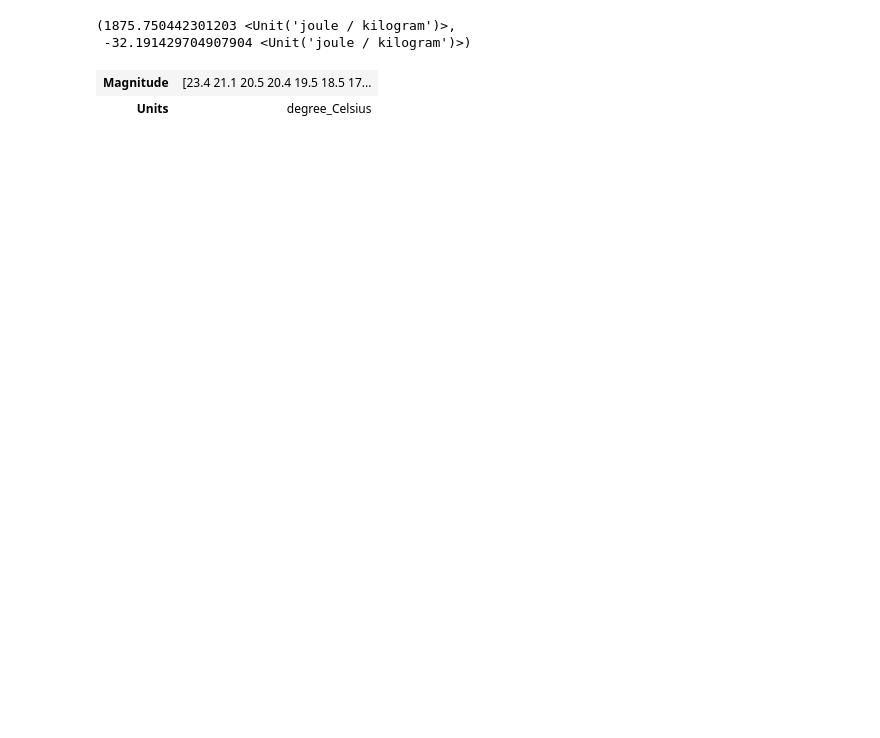
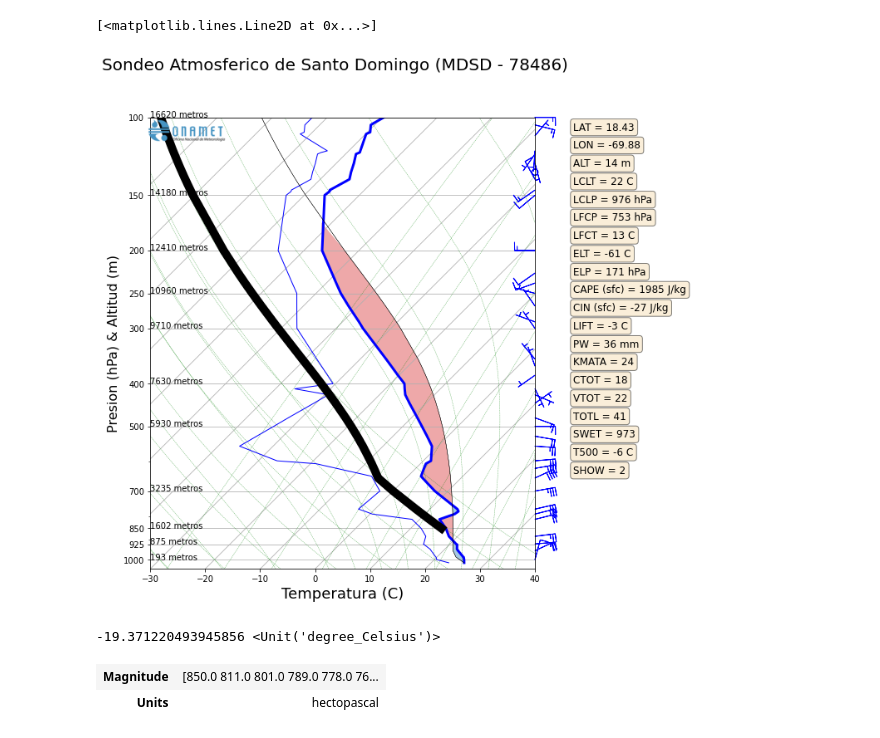
Before and after one commit to jmedinah09/UnidataProjects, a Jupyter notebook: sounding_plot_project/sounding_plot.ipynb, the cells around one changed output. Cells and saved outputs as stored; diff of their text form; code cells hidden in the pictures; blank space fills up the shorter version.

```diff
--- a/sounding_plot_project/sounding_plot.ipynb
+++ b/sounding_plot_project/sounding_plot.ipynb
@@ -182,10 +183,22 @@ fig
-# %%
-mpcalc.surface_based_cape_cin(d['pressure'], d['temperature'], d['dewpoint'])
-# %% [output]
-(1875.750442301203 <Unit('joule / kilogram')>,
- -32.191429704907904 <Unit('joule / kilogram')>)
-# %%
-d['dewpoint']
-# %% [output]
-| Magnitude | [23.4 21.1 20.5 20.4 19.5 18.5 17... |
-| Units | degree_Celsius |
+# %%
+parcel_path = mpcalc.parcel_profile(d['pressure'], d['temperature'][0], d['dewpoint'][0])
+skew.plot(d['pressure'], parcel_path, color = 'k', linewidth = 0.4)
+# %% [output]
+[<matplotlib.lines.Line2D at 0x...>]
+# %%
+parcel_path_850 = mpcalc.parcel_profile(pressure_set_from_850, d['temperature'][idx], d['dewpoint'][idx])
+skew.plot(pressure_set_from_850, parcel_path_850, color = 'k', linewidth = 10)
+fig
+# %% [output]
+[figure, added]
+# %%
+idx = np.where(pressure_set_from_850 == 850 * units.hPa)
+idx = idx[0][0]
+parcel_path_850.to(units.degC)[idx]
+# %% [output]
+-19.371220493945856 <Unit('degree_Celsius')>
+# %%
+pressure_set_from_850
+# %% [output]
+| Magnitude | [850.0 811.0 801.0 789.0 778.0 76... |
+| Units | hectopascal |
```
Also changed, not shown: parts of 5 cells of this notebook.
